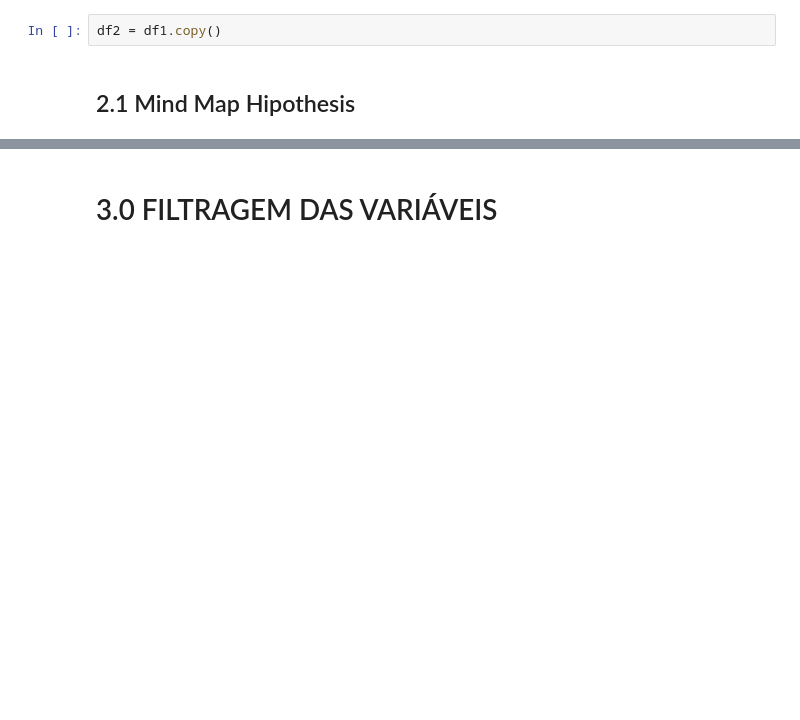
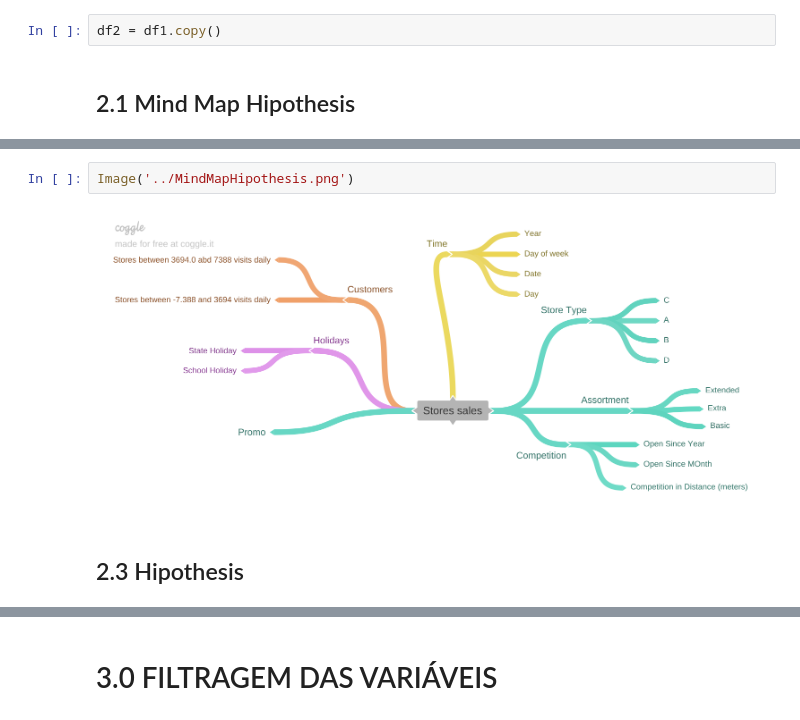
Before and after one commit to marcusbraggion/forecasting_sales, a Jupyter notebook: notebooks/forecasting_sales.ipynb, the cells around one changed output, grey strips where cells are left out. Drawn from its saved outputs; the diff is of its cells as text; blank space fills up the shorter version.

Commit message:
add MindMapHipothesid and dependencies packages

```diff
--- a/notebooks/forecasting_sales.ipynb
+++ b/notebooks/forecasting_sales.ipynb
@@ -323,0 +290,6 @@ df1['is_promo'] = df1[['promo_interval', 'month_map']].apply(lambda x: 0 if ['pr
+# %%
+Image('../MindMapHipothesis.png')
+# %% [output]
+[figure, added]
+# %% [markdown]
+## 2.3 Hipothesis
```
Also changed, not shown: parts of 21 cells of this notebook, 1 other file.
